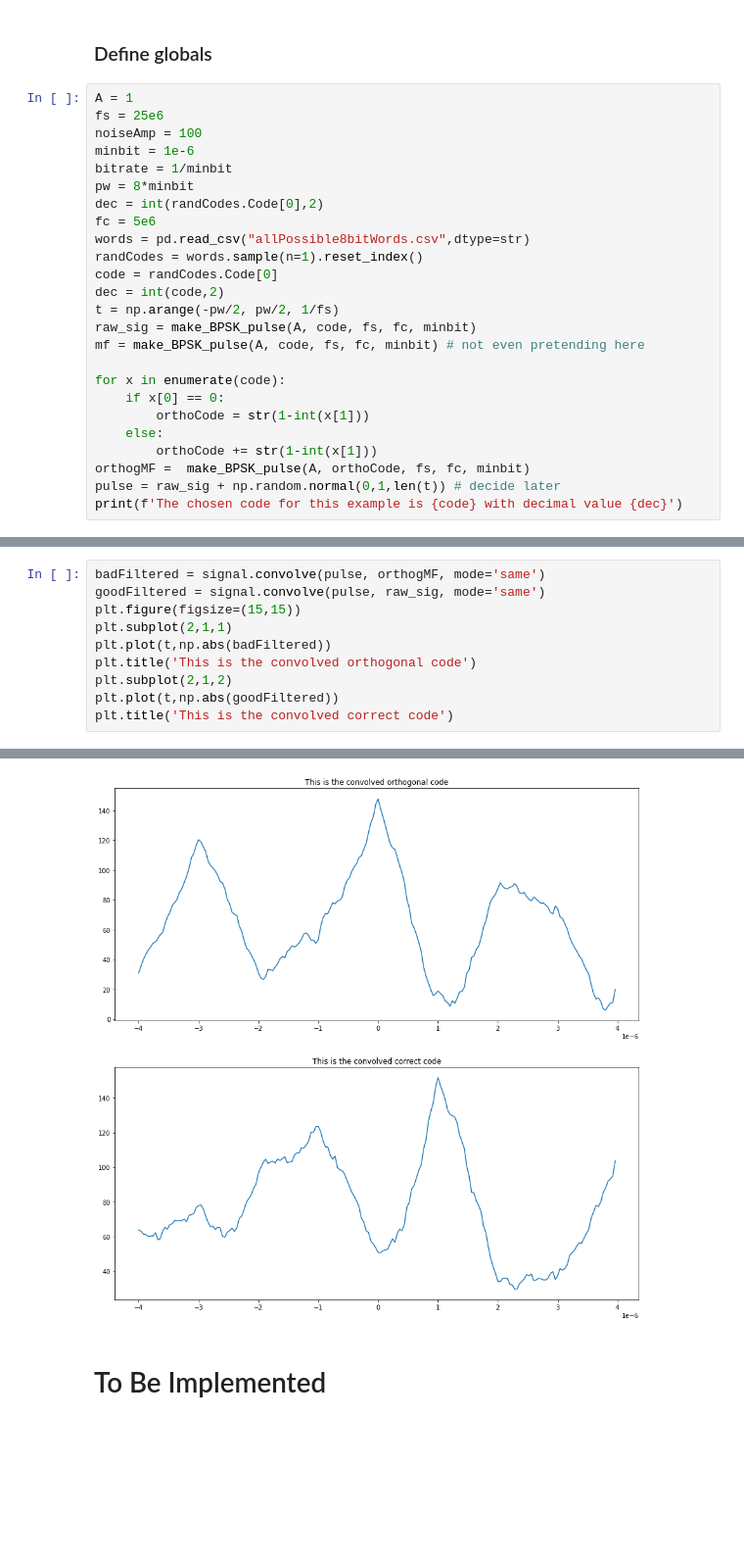
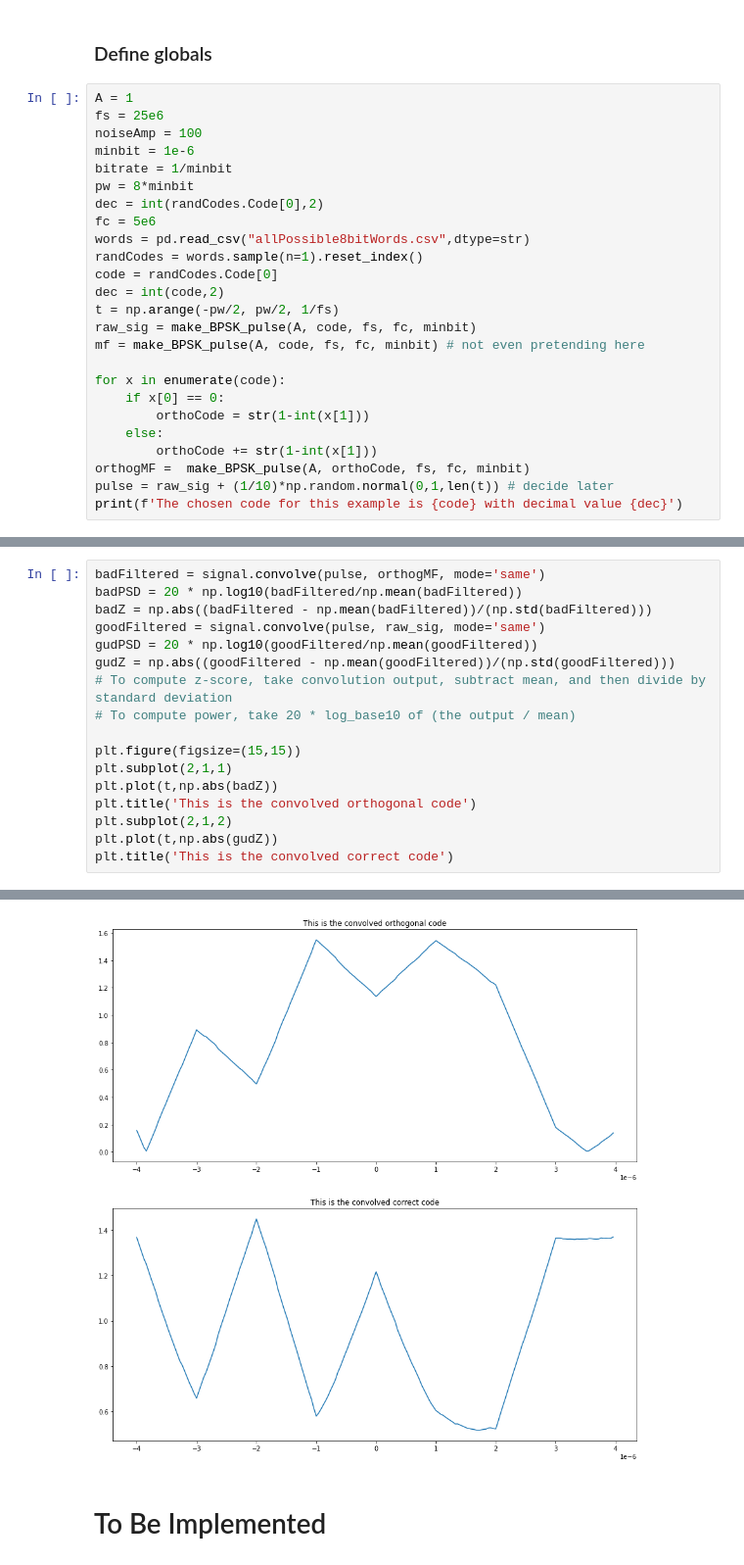
Before and after one commit to CGZoghby/dspstuff, a Jupyter notebook: PSK_DemodTest.ipynb, the cells around one changed output, grey strips where cells are left out. Shown at 98% size. Cells and saved outputs as stored; diff of their text form; blank space fills up the shorter version.

```diff
--- a/PSK_DemodTest.ipynb
+++ b/PSK_DemodTest.ipynb
@@ -64,6 +64,6 @@ for x in enumerate(code):
     else:
         orthoCode += str(1-int(x[1]))
 orthogMF =  make_BPSK_pulse(A, orthoCode, fs, fc, minbit)
-pulse = raw_sig + np.random.normal(0,1,len(t)) # decide later
+pulse = raw_sig + (1/10)*np.random.normal(0,1,len(t)) # decide later
 print(f'The chosen code for this example is {code} with decimal value {dec}')
 # %% [output]
@@ -82,16 +82,23 @@ plt.plot(t,pulse.real)
 # %%
 badFiltered = signal.convolve(pulse, orthogMF, mode='same')
+badPSD = 20 * np.log10(badFiltered/np.mean(badFiltered))
+badZ = np.abs((badFiltered - np.mean(badFiltered))/(np.std(badFiltered)))
 goodFiltered = signal.convolve(pulse, raw_sig, mode='same')
+gudPSD = 20 * np.log10(goodFiltered/np.mean(goodFiltered))
+gudZ = np.abs((goodFiltered - np.mean(goodFiltered))/(np.std(goodFiltered)))
+# To compute z-score, take convolution output, subtract mean, and then divide by standard deviation
+# To compute power, take 20 * log_base10 of (the output / mean)
+
 plt.figure(figsize=(15,15))
 plt.subplot(2,1,1)
-plt.plot(t,np.abs(badFiltered))
+plt.plot(t,np.abs(badZ))
 plt.title('This is the convolved orthogonal code')
 plt.subplot(2,1,2)
-plt.plot(t,np.abs(goodFiltered))
+plt.plot(t,np.abs(gudZ))
 plt.title('This is the convolved correct code')
 # %% [output]
 Text(0.5, 1.0, 'This is the convolved correct code')
-[figure, old version]
+[figure, new version]
 # %% [markdown]
 # To Be Implemented
 # %% [markdown]
```
Also changed, not shown: parts of 2 cells of this notebook.
